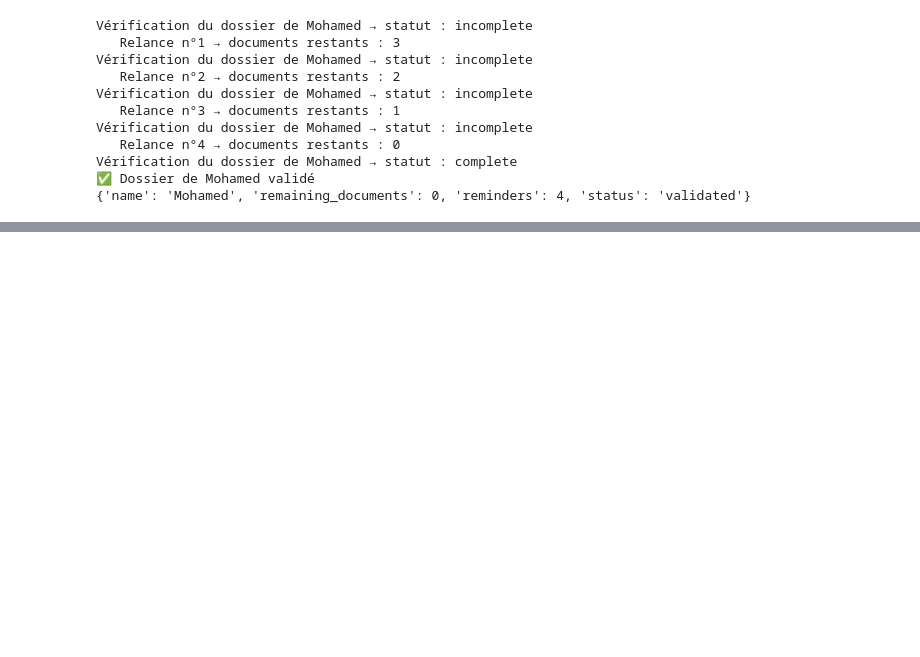
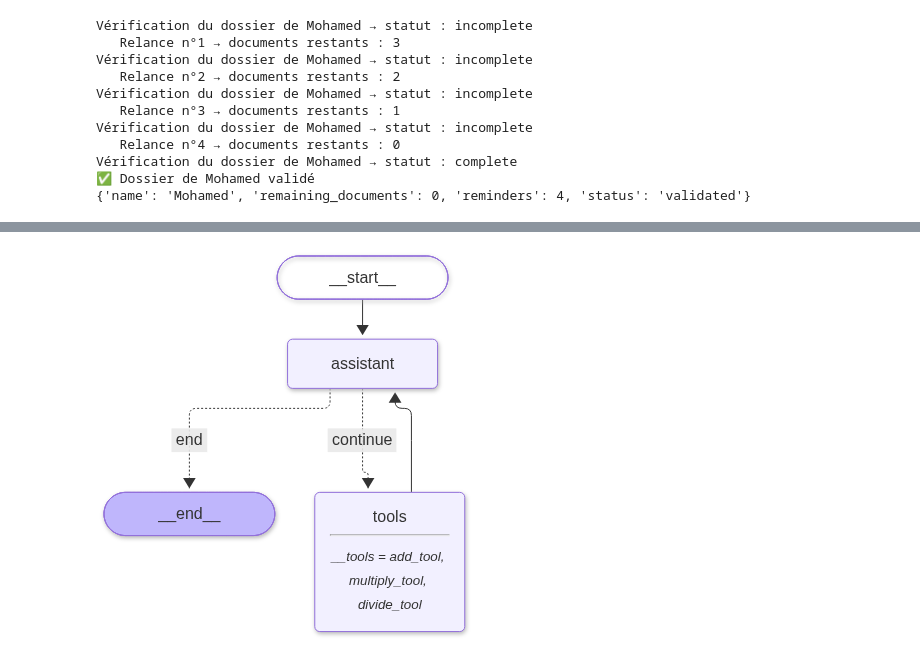
Before and after one commit to Sara-hjd/Agentic-AI-MCP-Langchain-LangGraph-tp5, a Jupyter notebook: partie_B_langgraph/tp5_partie_B1_langgraph_bases.ipynb, the cells around one changed output, grey strips where cells are left out. Cells and saved outputs as stored; diff of their text form; code cells hidden in the pictures; blank space fills up the shorter version.

Commit message:
Partie B : agent ReAct LangGraph (ToolNode, should_continue) et streaming

```diff
--- a/partie_B_langgraph/tp5_partie_B1_langgraph_bases.ipynb
+++ b/partie_B_langgraph/tp5_partie_B1_langgraph_bases.ipynb
@@ -191,0 +201,60 @@ Vérification du dossier de Mohamed → statut : complete
+# %%
+from langchain_core.messages import BaseMessage
+from langgraph.graph.message import add_messages
+from langgraph.prebuilt import ToolNode
+from langchain.tools import tool
+from langchain_ollama import ChatOllama
+
+# qwen3-vl:8b (Ollama, local) ; reasoning=False : le raisonnement interne n'est pas renvoyé
+llm = ChatOllama(model="qwen3-vl:8b", temperature=0, reasoning=False, num_ctx=16384)
+
+
+class SimpleAgentState(TypedDict):
+    messages: Annotated[Sequence[BaseMessage], add_messages]
+
+
+@tool
+def add_tool(a: float, b: float) -> float:
+    """Add 2 numbers a and b"""
+    print(f"   add_tool({a}, {b})")
+    return a + b
+
+
+@tool
+def multiply_tool(a: float, b: float) -> float:
+    """Multiply 2 numbers a and b"""
+    print(f"   multiply_tool({a}, {b})")
+    return a * b
+
+
+@tool
+def divide_tool(a: float, b: float) -> float:
+    """Divide 2 numbers a by b"""
+    print(f"   divide_tool({a}, {b})")
+    return a / b
+
+
+tools = [add_tool, multiply_tool, divide_tool]
+llm_with_tools = llm.bind_tools(tools)
+
+
+def assistant(state: SimpleAgentState):
+    system = SystemMessage("Answer the user question using the provided tools for every computation. "
+                           "Call the tools one step at a time.")
+    return {"messages": [llm_with_tools.invoke([system] + list(state["messages"]))]}
+
+
+def should_continue(state: SimpleAgentState):
+    return "continue" if state["messages"][-1].tool_calls else "end"
+
+
+workflow = StateGraph(SimpleAgentState)
+workflow.add_node("assistant", assistant)
+workflow.add_node("tools", ToolNode(tools))
+workflow.add_edge(START, "assistant")
+workflow.add_conditional_edges("assistant", should_continue, {"continue": "tools", "end": END})
+workflow.add_edge("tools", "assistant")
+graph = workflow.compile()
+afficher_graphe(graph)
+# %% [output]
+[figure, added]
```
Also changed, not shown: parts of 4 cells of this notebook.
